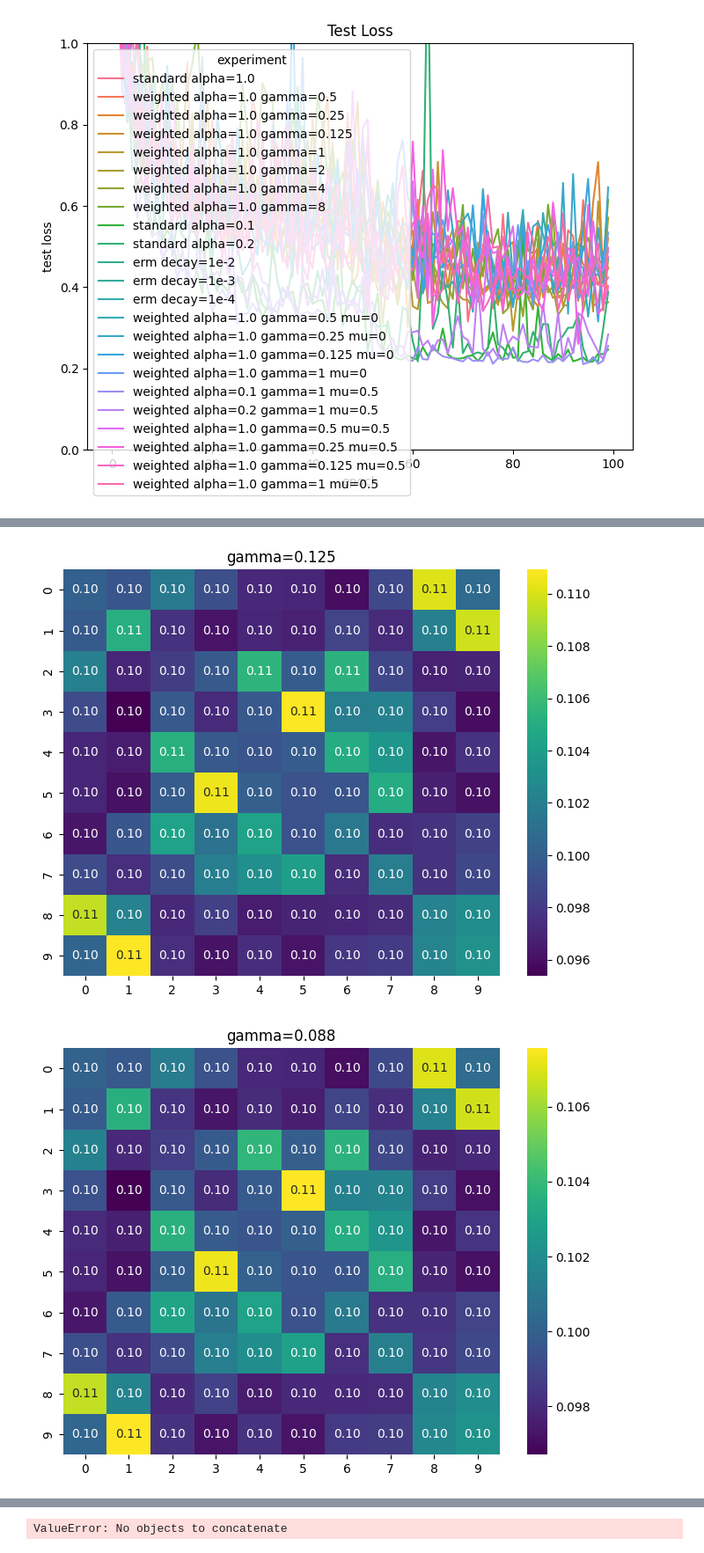
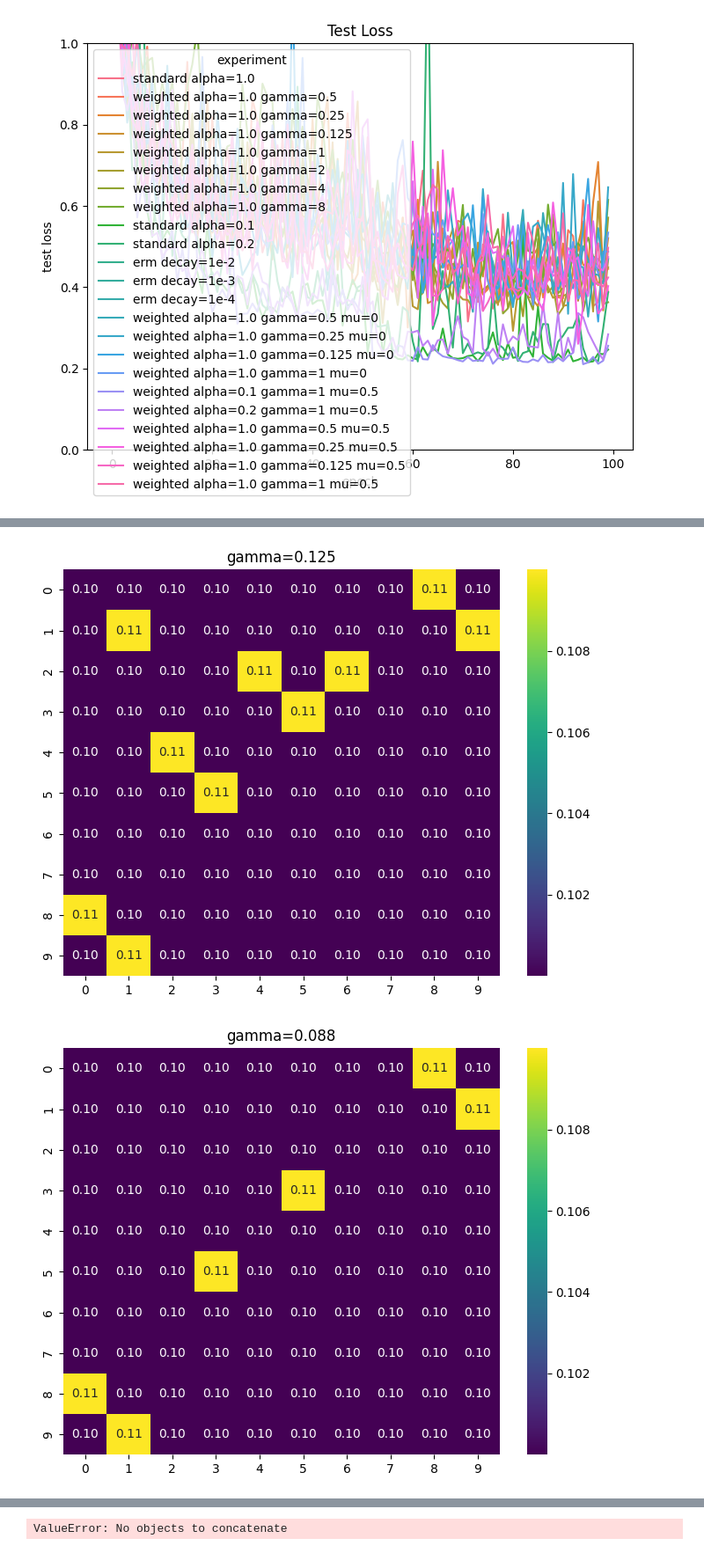
Before and after one commit to Maruf001/78-final-project, a Jupyter notebook: analysis.ipynb, the cells around one changed output, grey strips where cells are left out. Shown at 88% size. Saved outputs shown, nothing was run; the diff lists cells and outputs as text; code cells hidden in the pictures.

Commit message:
rounding change

```diff
--- a/analysis.ipynb
+++ b/analysis.ipynb
@@ -207,7 +207,7 @@ for name, power, filename in name_power_filename:
     cms_post = cms ** (gamma)
     cms_post = make_doubly_stochastic(cms_post)
 
-    cm_post_avg = np.mean(cms_post, axis=2)
+    cm_post_avg = np.round(np.mean(cms_post, axis=2), 2)
     # cm_post_std = np.std(cms_post, axis=2)
     # cm_post_avg_str = np.round(cm_post_avg, 2).astype(str)
     # cm_post_std_str = np.round(cm_post_std, 2).astype(str)
@@ -245,2 +245,2 @@ df_merged = df.merge(df_cms, on=["experiment", "epoch"])
-[figure, old version]
+[figure, new version]
-[figure, old version]
+[figure, new version]
```
Also changed, not shown: parts of 1 cell of this notebook, 2 other files.
